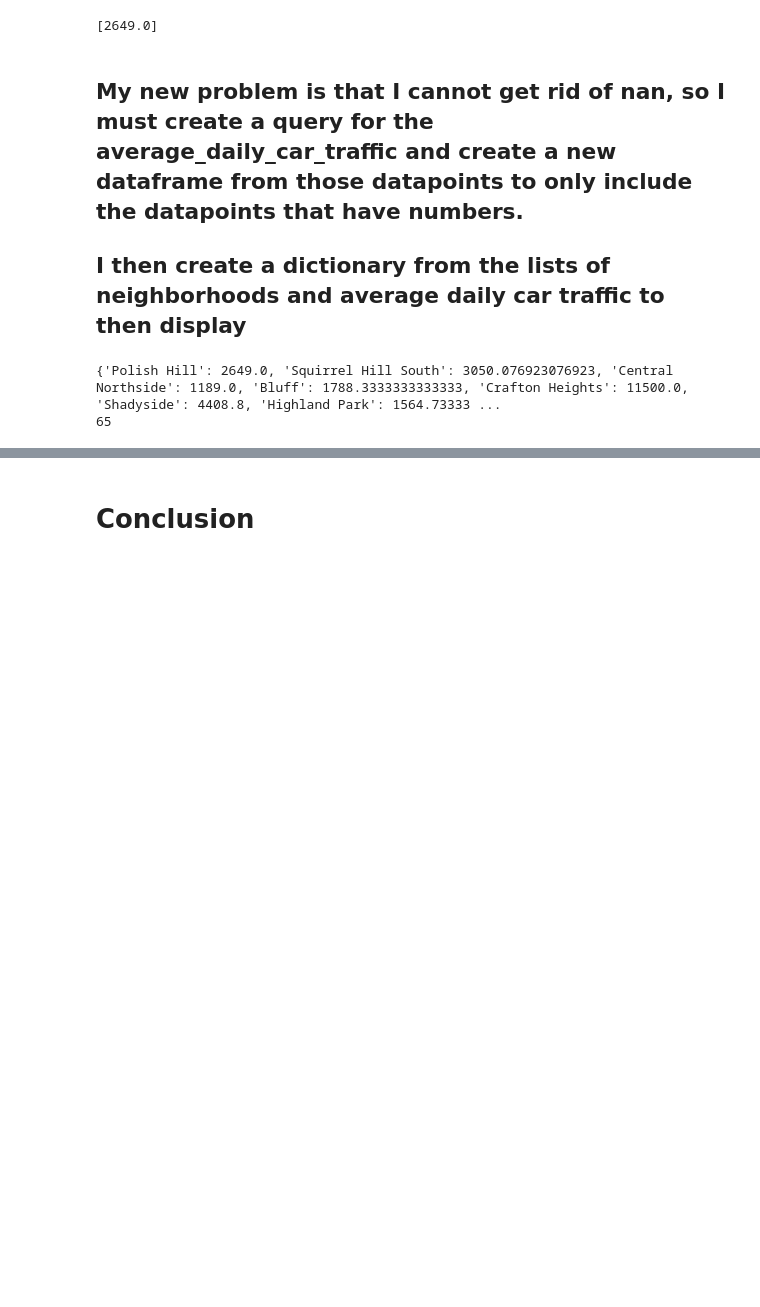
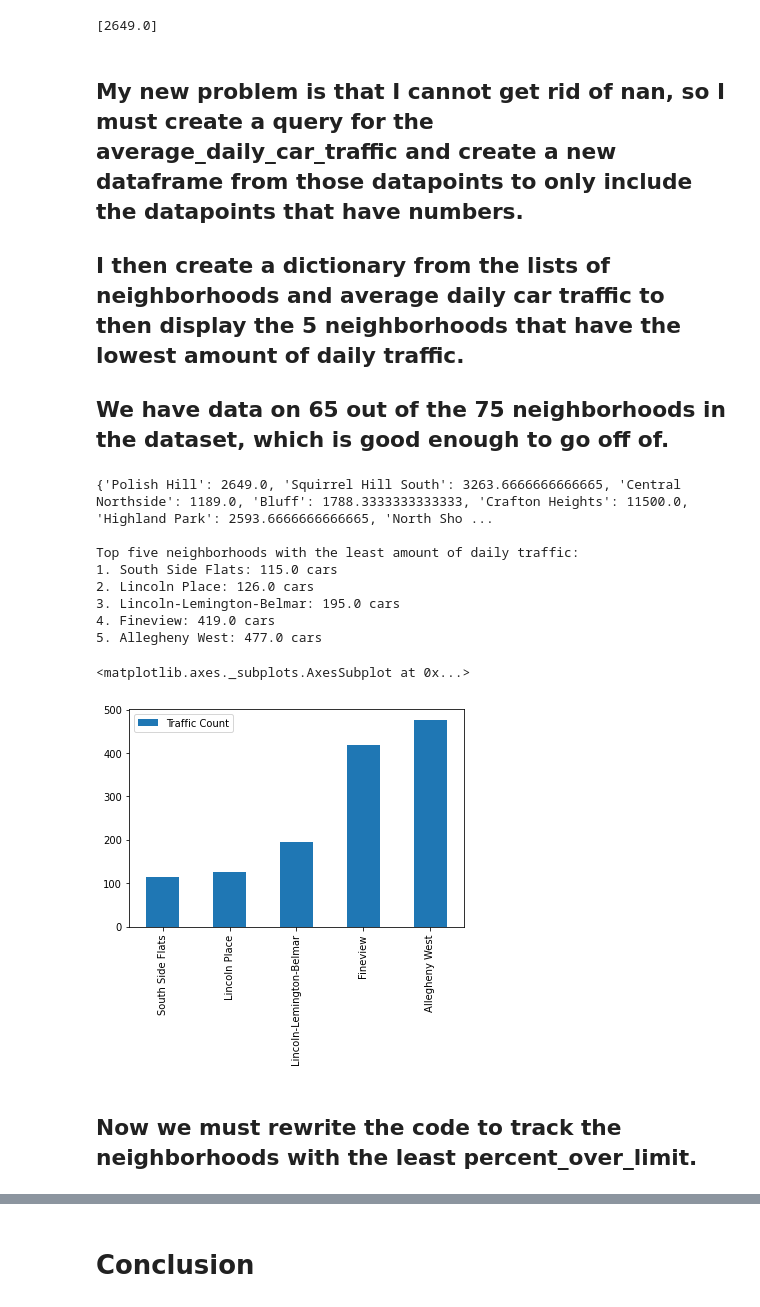
Before and after one commit to tahmad4/big-ideas-final-project-group-39, a Jupyter notebook: City_Of_Pittsburgh_Traffic_Count.ipynb, the cells around one changed output, grey strips where cells are left out. Cells and saved outputs as stored; diff of their text form; code cells hidden in the pictures; blank space fills up the shorter version.

Commit message:
finalized version of City_Of_Pittsburgh_Traffic_Count

```diff
--- a/City_Of_Pittsburgh_Traffic_Count.ipynb
+++ b/City_Of_Pittsburgh_Traffic_Count.ipynb
@@ -126,7 +130,8 @@ print(str(traffic_count))
 [2649.0]
 # %% [markdown]
 ## My new problem is that I cannot get rid of nan, so I must create a query for the average_daily_car_traffic and create a new dataframe from those datapoints to only include the datapoints that have numbers.
-## I then create a dictionary from the lists of neighborhoods and average daily car traffic to then display
+## I then create a dictionary from the lists of neighborhoods and average daily car traffic to then display the 5 neighborhoods that have the lowest amount of daily traffic.
+## We have data on 65 out of the 75 neighborhoods in the dataset, which is good enough to go off of.
 # %%
 import statistics as st
 # We cut out the rows in which the average_daily_car_traffic is nan
@@ -135,6 +140,8 @@ traffic_count = []
 temp_array = []
 neighborhoods = []
 traffic_dictionary = {}
+lowest_traffic = []
+top_neighborhoods = []
 # take each traffic count data point for all neighborhoods, calculate an average, and then create a dataframe from it
 
 # Start by creating an list of all the neighborhoods
@@ -144,7 +151,7 @@ for index, row in chip.iterrows():
 # Now for each neighborhood, add each datapoint it has to a list, calculate the average, then append that list to traffic_count
 for neighborhood in neighborhoods:
     for index, row in chip.iterrows():
-        if row["neighborhood"] == neighborhood and row["average_daily_car_traffic"] != "nan":
+        if row["neighborhood"] == neighborhood:
                 temp_array.append(row["average_daily_car_traffic"])
 
     # After we add the datapoints for the neighborhood, we calculate the average and then add it to traffic count
@@ -157,7 +164,38 @@ for neighborhood in neighborhoods:
 # Print the final product
 traffic_dictionary = {neighborhoods[i]: traffic_count[i] for i in range(len(neighborhoods))}
 print(traffic_dictionary)
-print(len(traffic_dictionary))
+
+print("")
+
+# Print out the top 5 neighborhoods with the least amount of daily traffic
+print("Top five neighborhoods with the least amount of daily traffic:")
+for item in range(5):
+    best_neighborhood = min(traffic_dictionary, key=traffic_dictionary.get)
+    print(str(item + 1) + ". " + best_neighborhood + ": " + str(traffic_dictionary[best_neighborhood]) + " cars")
+
+    # Add the value of the neighborhood to this array so we can later display the top five in a bar graph
+    lowest_traffic.append(traffic_dictionary[best_neighborhood])
+    top_neighborhoods.append(best_neighborhood)
+    traffic_dictionary.pop(best_neighborhood)
 # %% [output]
-{'Polish Hill': 2649.0, 'Squirrel Hill South': 3050.076923076923, 'Central Northside': 1189.0, 'Bluff': 1788.3333333333333, 'Crafton Heights': 11500.0, 'Shadyside': 4408.8, 'Highland Park': 1564.73333 ...
-65
+{'Polish Hill': 2649.0, 'Squirrel Hill South': 3263.6666666666665, 'Central Northside': 1189.0, 'Bluff': 1788.3333333333333, 'Crafton Heights': 11500.0, 'Highland Park': 2593.6666666666665, 'North Sho ...
+
+Top five neighborhoods with the least amount of daily traffic:
+1. South Side Flats: 115.0 cars
+2. Lincoln Place: 126.0 cars
+3. Lincoln-Lemington-Belmar: 195.0 cars
+4. Fineview: 419.0 cars
+5. Allegheny West: 477.0 cars
+# %%
+# create a new DataFrame to use for the
+df_traffic = pd.DataFrame(lowest_traffic,
+                   columns=['Traffic Count'],
+                   index=top_neighborhoods)
+
+# Plot a bar chart
+df_traffic.plot(kind="bar")
+# %% [output]
+<matplotlib.axes._subplots.AxesSubplot at 0x...>
+[figure, added]
+# %% [markdown]
+## Now we must rewrite the code to track the neighborhoods with the least percent_over_limit.
```
Also changed, not shown: parts of 5 cells of this notebook.
